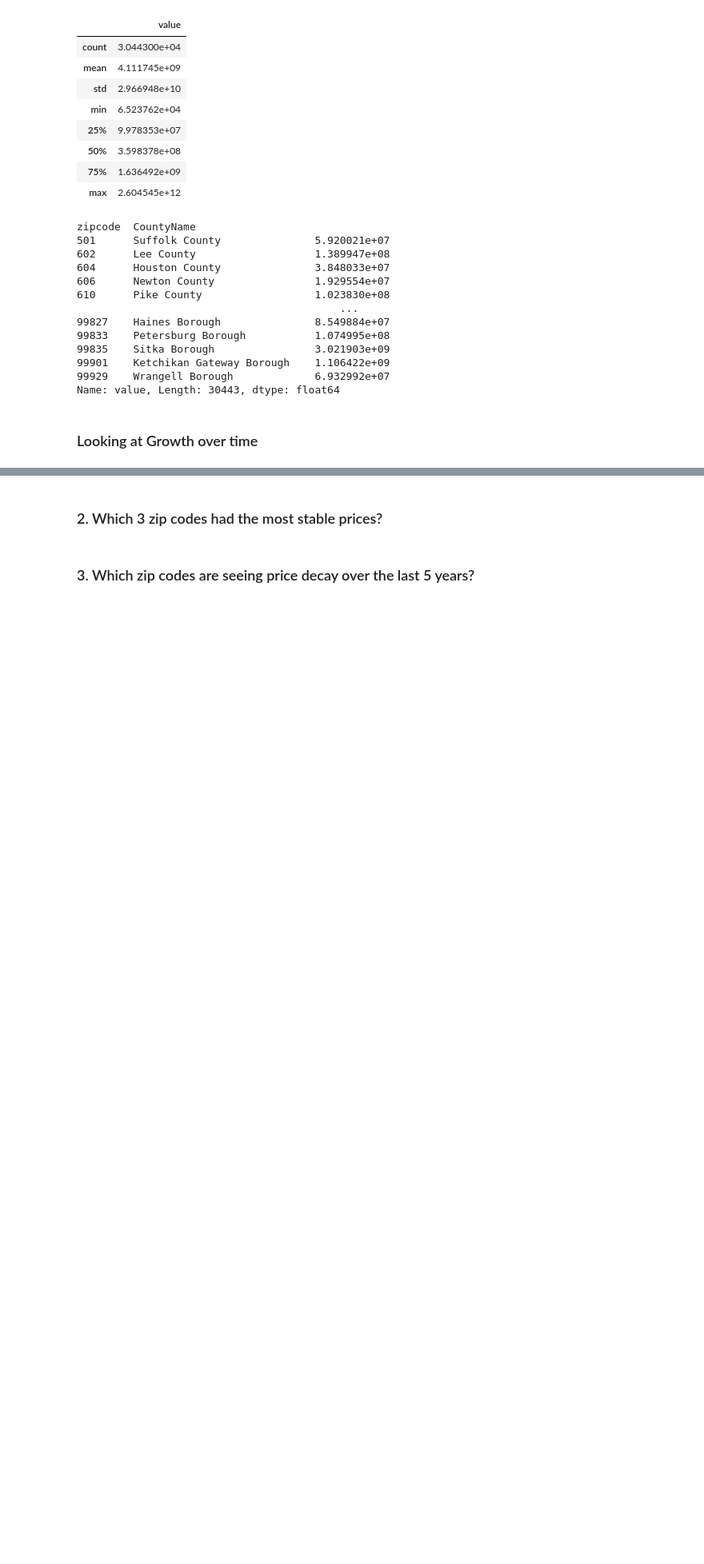
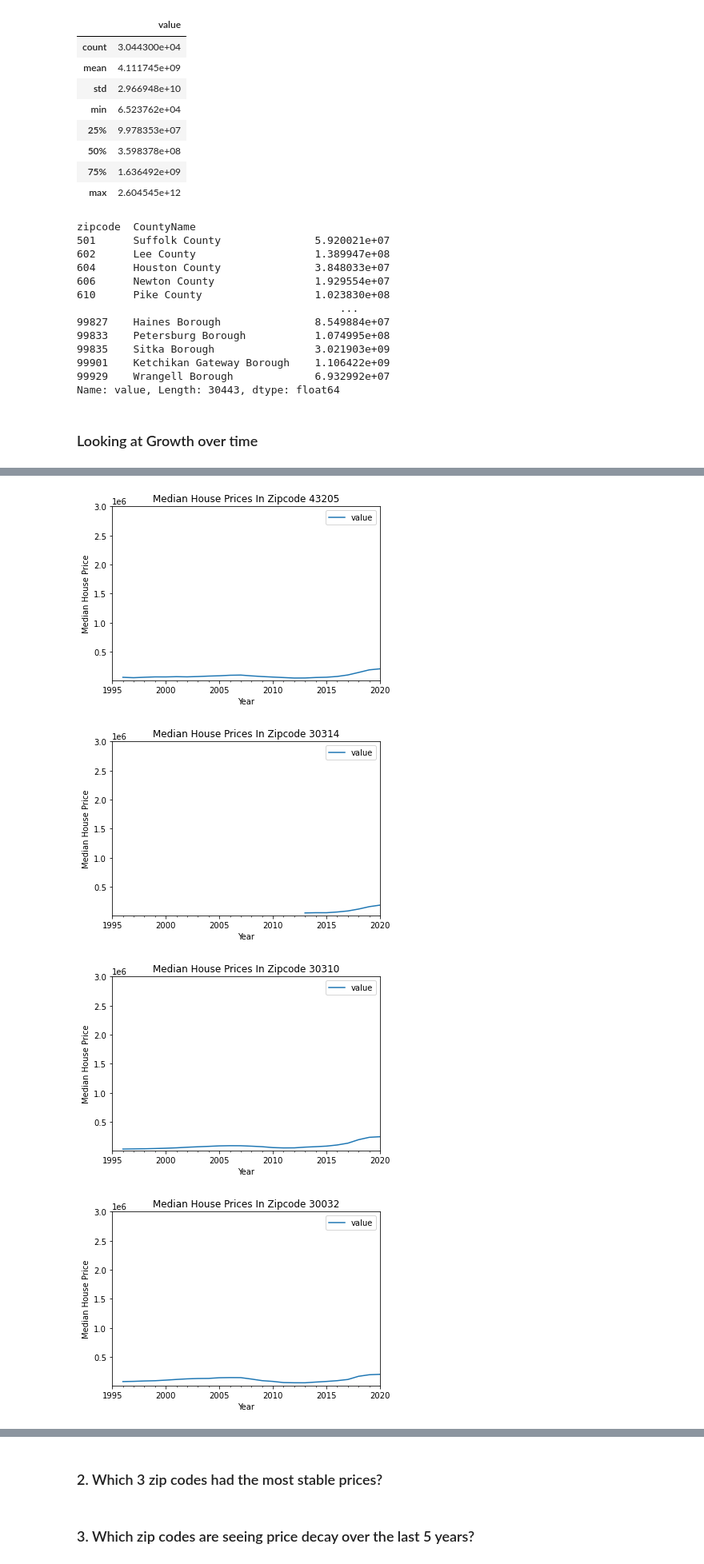
Before and after one commit to jrf6xh/Time-Series-Modeling, a Jupyter notebook: starter_notebook_CM.ipynb, the cells around one changed output, grey strips where cells are left out. Shown: that part at 80% size. Cells and saved outputs as stored; diff of their text form; code cells hidden in the pictures; blank space fills up the shorter version.

```diff
--- a/starter_notebook_CM.ipynb
+++ b/starter_notebook_CM.ipynb
@@ -414,0 +373,20 @@ smallest_3
+# %%
+#plotting graphs of zips with most growth in the past 3 years
+
+top_5_growth_zips=[43205, 30314, 30310, 30032, 19132]
+
+def line_plot(list_of_zips):
+    for z in list_of_zips:
+        zip_frame = df[df['zipcode'] == z]
+        zip_frame = zip_frame.set_index(pd.to_datetime(zip_frame['time']))
+        zip_frame = zip_frame.resample('A').median()
+        zip_frame.drop(columns='zipcode', inplace=True)
+        zip_frame.plot(title= 'Median House Prices In Zipcode ' + str(z), xlabel='Year',
+                       ylabel='Median House Price', ylim=(10000, 3000000), xlim=(25, 50));
+
+line_plot(top_5_growth_zips)
+# %% [output]
+[figure, added]
+[figure, added]
+[figure, added]
+[figure, added]
```
Also changed, not shown: parts of 19 cells of this notebook.
